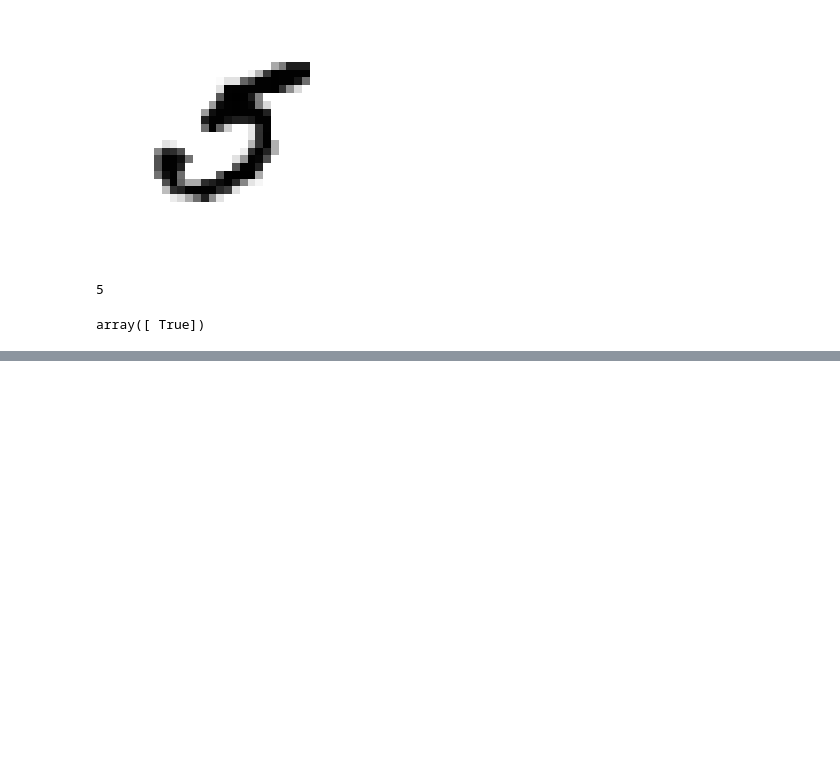
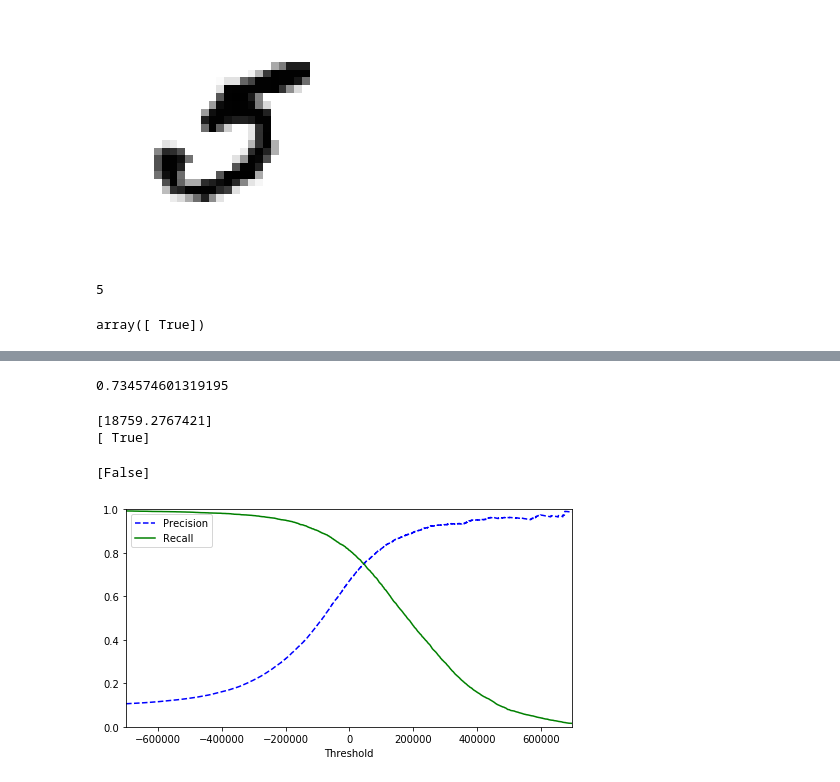
Before and after one commit to marcospm92/Hands-on-Machine-Learning-with-ScikitLearn-and-Tensorflow, a Jupyter notebook: MNIST.ipynb, the cells around one changed output, grey strips where cells are left out. Saved outputs shown, nothing was run; the diff lists cells and outputs as text; code cells hidden in the pictures; blank space fills up the shorter version.

```diff
--- a/MNIST.ipynb
+++ b/MNIST.ipynb
@@ -140,0 +182,75 @@ array([0.96025, 0.8396 , 0.85925])
+# %%
+# Es recomendable también combinar precision y recall en una única métrica llamada F1 score. Es una media
+# armónica de precision y recall, lo que significa que da mucho peso a valores bajos. Por lo tanto sólo se
+# obtendrá un valor alto de F1 score si recall y precision son altos.
+
+# F1 = 2 / ((1/Prec) + (1/Rec))
+
+f1_score(y_train_5, y_train_pred)
+
+# Esta métrica favorece a clasificadores que tengan similar precision y recall, pero a veces eso no es lo que
+# queremos. Por ejemplo, si estamos entrenando un clasificador para decidir si ciertos vídeos son aptos para
+# niños, preferiremos que se descarten videos adecuados (bajo recall) pero los que se quede sean adecuados
+# (alta precisión), antes que tener un recall alto pero que se dejen pasar algunos videos no muy aptos. En estos
+# casos incluso se puede querer tener un pipeline humano para supervisar.
+# Por otro lado, si tenemos un clasificador para detectar ladrones en cámaras de seguridad, nos parecerá bien si
+# tenemos un 30% de precisión pero un 99% de recall (se tendrán algunas falsas alertas pero casi todos los
+# ladrones se pillarán)
+# Por desgracia no se pueden tener ambas, mejorar la precisión reduce el recall y viceversa, esto se llama
+# Precision/Recall Tradeof
+# %% [output]
+0.734574601319195
+# %%
+# Precision/Recall Tradeof
+# SGDClassifier hace las predicciones asignando un score a cada instancia y comparándolo con un umbral decide
+# si es verdadero o falso. Scikit-Learn no nos deja fijar directamente el umbral, pero nos da acceso a los
+# decision scores que usa para hacer predicciones. decision_function() devuelve un score para cada instancia.
+# Luego podemos fijar un umbral y hacer predicciones en base a ello.
+
+y_scores = sgd_clf.decision_function([some_digit])
+print(y_scores)
+threshold = 0
+y_some_digit_pred = (y_scores > threshold)
+print(y_some_digit_pred)
+# %% [output]
+[18759.2767421]
+[ True]
+# %%
+# SGDClassifier usa un umbral 0, por lo que el código anterior devuelve lo mismo que predict()
+# Subamos el umbral
+
+threshold = 200000
+y_some_digit_pred = (y_scores > threshold)
+print(y_some_digit_pred)
+
+# Subir el umbral baja el recall, la imagen es un 5 pero el clasificador falla si subimos el umbral a 200000.
+# %% [output]
+[False]
+# %%
+# ¿Entonces cómo podemos decidir el umbral que utilizar?
+# Primero debo sacar todos los scores de las instancias del training set
+
+y_scores = cross_val_predict(sgd_clf, X_train, y_train_5, cv = 3, method = "decision_function")
+
+# Con estos scores podemos computar precision y recall para todos los posibles umbrales
+
+precisions, recalls, thresholds = precision_recall_curve(y_train_5, y_scores)
+
+# Finalmente representamos precision y recall en función del umbral
+
+def plot_precision_recall_vs_threshold(precisions, recalls, thresholds):
+    plt.plot(thresholds, precisions[:-1], "b--", label = "Precision")
+    plt.plot(thresholds, recalls[:-1], "g-", label = "Recall")
+    plt.xlabel("Threshold")
+    plt.legend(loc = "upper left")
+    plt.ylim([0, 1])
+
+
+plt.figure(figsize=(8, 4))
+plot_precision_recall_vs_threshold(precisions, recalls, thresholds)
+plt.xlim([-700000, 700000])
+plt.show()
+
+# De aquí podríamos seleccionar el umbral que nos interese según porcentajes de Precision y Recall
+# %% [output]
+[figure, added]
```
Also changed, not shown: parts of 11 cells of this notebook.
